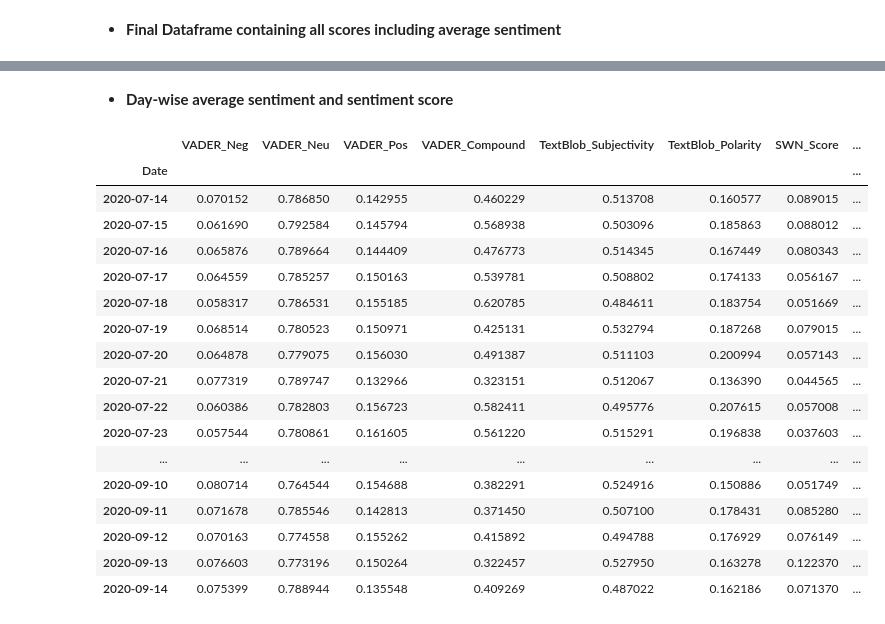
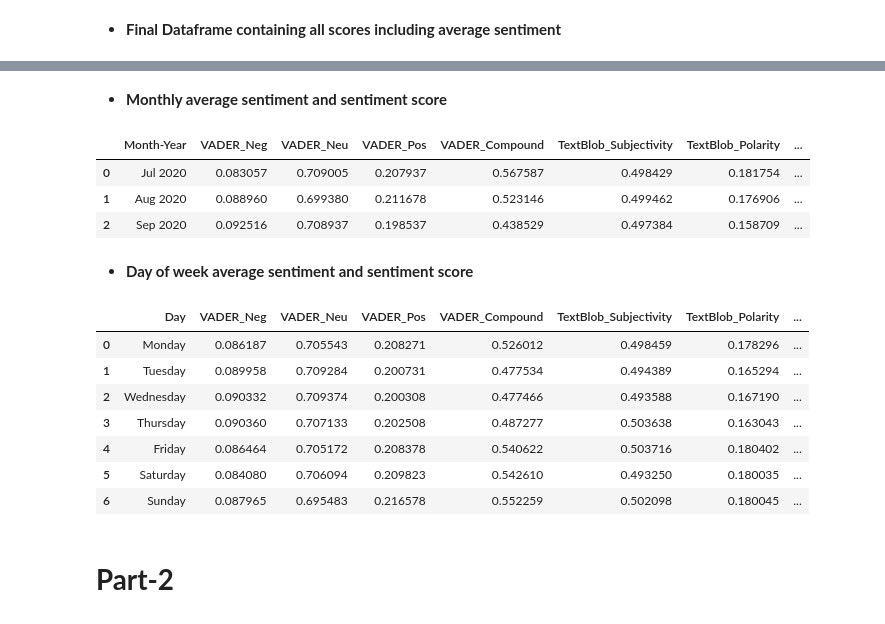
Before and after one commit to I-am-sayantan/public-sentiment-analysis-based-on-twitter-hashtags, a Jupyter notebook: CONTRIBUTION/Jupyter notebooks/Jeevesh_Mahajan.ipynb, the cells around one changed output, grey strips where cells are left out. Drawn from its saved outputs; the diff is of its cells as text; code cells hidden in the pictures.

```diff
--- a/CONTRIBUTION/Jupyter notebooks/Jeevesh_Mahajan.ipynb
+++ b/CONTRIBUTION/Jupyter notebooks/Jeevesh_Mahajan.ipynb
@@ -400,0 +394,7 @@ df['POS_Tagged'] = df['tweetcaption'].apply(token_stop_pos)
+# %%
+pos = list(count.keys())
+value = list(count.values())
+ax = sns.barplot(x = pos, y = value, palette = 'RdYlGn')
+ax.set(xlabel='Part of Speech', ylabel='Count', title='Part of Speech Instances')
+ax.set_xticklabels(['Verb','Adverb','Noun','Adjective'])
+plt.plot();
@@ -401,16 +403,15 @@ df['POS_Tagged'] = df['tweetcaption'].apply(token_stop_pos)
 # %% [markdown]
 * **def sentiwordnetscore(pos_data):** SentiWordNet is an opinion lexicon derived from the WordNet database where each term is associated with numerical scores indicating positive and negative values.
 # %%
-lem = WordNetLemmatizer()
+lemmatizer = WordNetLemmatizer()
 
-# SentiWordNet Scoring
 def sentiwordnetscore(pos_data):
     sentiment = 0
     tokens_count = 0
     for word, pos in pos_data:
         if not pos:
             continue
-        lemma = lem.lemmatize(word, pos=pos)
+        lemma = lemmatizer.lemmatize(word, pos=pos)
         if not lemma:
             continue
         synsets = wordnet.synsets(lemma, pos=pos)
@@ -424,20 +425,19 @@ def sentiwordnetscore(pos_data):
 
 df['SWN_Score'] = df['POS_Tagged'].apply(sentiwordnetscore)
 # %%
-# SentiWordNet Sentiment
 def sentiwordnetanalysis(pos_data):
     sentiment = 0
     tokens_count = 0
     for word, pos in pos_data:
         if not pos:
             continue
-        lemma = lem.lemmatize(word, pos=pos)
+        lemma = lemmatizer.lemmatize(word, pos=pos)
         if not lemma:
             continue
         synsets = wordnet.synsets(lemma, pos=pos)
         if not synsets:
             continue
-        # Take the first sense, the most common
+
         synset = synsets[0]
         swn_synset = sentiwordnet.senti_synset(synset.name())
         sentiment += swn_synset.pos_score() - swn_synset.neg_score()
@@ -445,14 +445,16 @@ def sentiwordnetanalysis(pos_data):
 
         if not tokens_count:
             return 0
-        if sentiment >= 0.15:
+        if sentiment >= 0.25:
             return 'Positive'
-        if sentiment <= -0.15:
+        if sentiment <= -0.25:
             return 'Negative'
         else:
             return 'Neutral'
 
 df['SWN_Sentiment'] = df['POS_Tagged'].apply(sentiwordnetanalysis)
+# %%
+df.fillna({'SWN_Score': 0, 'SWN_Sentiment	': 'Neutral'}, inplace = True)
 # %%
 df['SWN_Sentiment'].value_counts()
 # %% [output]
@@ -494,26 +575,36 @@ df.head()
+# %% [markdown]
+* **Monthly average sentiment and sentiment score**
+# %%
+monthly_df = df[['Date', 'VADER_Neg', 'VADER_Neu', 'VADER_Pos', 'VADER_Compound', 'TextBlob_Subjectivity', 'TextBlob_Polarity', 'SWN_Score', 'Average_Sentiment_Score']]
+monthly_df['Month-Year'] = monthly_df['Date'].dt.strftime('%b %Y')
+monthly_df = monthly_df.groupby(['Month-Year']).mean()
+monthly_df['Average_Daily_Sentiment'] = monthly_df['Average_Sentiment_Score'].apply(lambda x: 'Positive' if x >= 0.25 else ('Negative' if x <= -0.25 else 'Neutral'))
+monthly_df = monthly_df.reindex(['Jul 2020', 'Aug 2020', 'Sep 2020'])
+monthly_df.reset_index(inplace = True)
+monthly_df
+# %% [output]
+|  | Month-Year | VADER_Neg | VADER_Neu | VADER_Pos | VADER_Compound | TextBlob_Subjectivity | TextBlob_Polarity | ... |
+| 0 | Jul 2020 | 0.083057 | 0.709005 | 0.207937 | 0.567587 | 0.498429 | 0.181754 | ... |
+| 1 | Aug 2020 | 0.088960 | 0.699380 | 0.211678 | 0.523146 | 0.499462 | 0.176906 | ... |
+| 2 | Sep 2020 | 0.092516 | 0.708937 | 0.198537 | 0.438529 | 0.497384 | 0.158709 | ... |
 # %% [markdown]
-* **Day-wise average sentiment and sentiment score**
+* **Day of week average sentiment and sentiment score**
 # %%
-average_df = df[['Date', 'VADER_Neg', 'VADER_Neu', 'VADER_Pos', 'VADER_Compound', 'TextBlob_Subjectivity', 'TextBlob_Polarity', 'SWN_Score', 'Average_Sentiment_Score']]
-average_df = average_df.groupby(['Date']).mean()
-average_df['Average_Sentiment'] = average_df['Average_Sentiment_Score'].apply(lambda x: 'Positive' if x >= 0.15 else ('Negative' if x <= -0.15 else 'Neutral'))
-average_df
+order = [ 'Monday', 'Tuesday', 'Wednesday', 'Thursday', 'Friday', 'Saturday', 'Sunday']
+day_df = df[['Date', 'VADER_Neg', 'VADER_Neu', 'VADER_Pos', 'VADER_Compound', 'TextBlob_Subjectivity', 'TextBlob_Polarity', 'SWN_Score', 'Average_Sentiment_Score']]
+day_df['Day'] = day_df['Date'].dt.day_name()
+day_df = day_df.groupby(['Day']).mean().reindex(order)
+day_df['Average_Daily_Sentiment'] = day_df['Average_Sentiment_Score'].apply(lambda x: 'Positive' if x >= 0.25 else ('Negative' if x <= -0.25 else 'Neutral'))
+day_df.reset_index(inplace = True)
+day_df
 # %% [output]
-|  | VADER_Neg | VADER_Neu | VADER_Pos | VADER_Compound | TextBlob_Subjectivity | TextBlob_Polarity | SWN_Score | ... |
-| Date |  |  |  |  |  |  |  | ... |
-| 2020-07-14 | 0.070152 | 0.786850 | 0.142955 | 0.460229 | 0.513708 | 0.160577 | 0.089015 | ... |
-| 2020-07-15 | 0.061690 | 0.792584 | 0.145794 | 0.568938 | 0.503096 | 0.185863 | 0.088012 | ... |
-| 2020-07-16 | 0.065876 | 0.789664 | 0.144409 | 0.476773 | 0.514345 | 0.167449 | 0.080343 | ... |
-| 2020-07-17 | 0.064559 | 0.785257 | 0.150163 | 0.539781 | 0.508802 | 0.174133 | 0.056167 | ... |
-| 2020-07-18 | 0.058317 | 0.786531 | 0.155185 | 0.620785 | 0.484611 | 0.183754 | 0.051669 | ... |
-| 2020-07-19 | 0.068514 | 0.780523 | 0.150971 | 0.425131 | 0.532794 | 0.187268 | 0.079015 | ... |
-| 2020-07-20 | 0.064878 | 0.779075 | 0.156030 | 0.491387 | 0.511103 | 0.200994 | 0.057143 | ... |
-| 2020-07-21 | 0.077319 | 0.789747 | 0.132966 | 0.323151 | 0.512067 | 0.136390 | 0.044565 | ... |
-| 2020-07-22 | 0.060386 | 0.782803 | 0.156723 | 0.582411 | 0.495776 | 0.207615 | 0.057008 | ... |
-| 2020-07-23 | 0.057544 | 0.780861 | 0.161605 | 0.561220 | 0.515291 | 0.196838 | 0.037603 | ... |
-| ... | ... | ... | ... | ... | ... | ... | ... | ... |
-| 2020-09-10 | 0.080714 | 0.764544 | 0.154688 | 0.382291 | 0.524916 | 0.150886 | 0.051749 | ... |
-| 2020-09-11 | 0.071678 | 0.785546 | 0.142813 | 0.371450 | 0.507100 | 0.178431 | 0.085280 | ... |
-| 2020-09-12 | 0.070163 | 0.774558 | 0.155262 | 0.415892 | 0.494788 | 0.176929 | 0.076149 | ... |
-| 2020-09-13 | 0.076603 | 0.773196 | 0.150264 | 0.322457 | 0.527950 | 0.163278 | 0.122370 | ... |
-| 2020-09-14 | 0.075399 | 0.788944 | 0.135548 | 0.409269 | 0.487022 | 0.162186 | 0.071370 | ... |
+|  | Day | VADER_Neg | VADER_Neu | VADER_Pos | VADER_Compound | TextBlob_Subjectivity | TextBlob_Polarity | ... |
+| 0 | Monday | 0.086187 | 0.705543 | 0.208271 | 0.526012 | 0.498459 | 0.178296 | ... |
+| 1 | Tuesday | 0.089958 | 0.709284 | 0.200731 | 0.477534 | 0.494389 | 0.165294 | ... |
+| 2 | Wednesday | 0.090332 | 0.709374 | 0.200308 | 0.477466 | 0.493588 | 0.167190 | ... |
+| 3 | Thursday | 0.090360 | 0.707133 | 0.202508 | 0.487277 | 0.503638 | 0.163043 | ... |
+| 4 | Friday | 0.086464 | 0.705172 | 0.208378 | 0.540622 | 0.503716 | 0.180402 | ... |
+| 5 | Saturday | 0.084080 | 0.706094 | 0.209823 | 0.542610 | 0.493250 | 0.180035 | ... |
+| 6 | Sunday | 0.087965 | 0.695483 | 0.216578 | 0.552259 | 0.502098 | 0.180045 | ... |
+# %% [markdown]
+# **Part-2**
```
Also changed, not shown: parts of 72 cells of this notebook.
